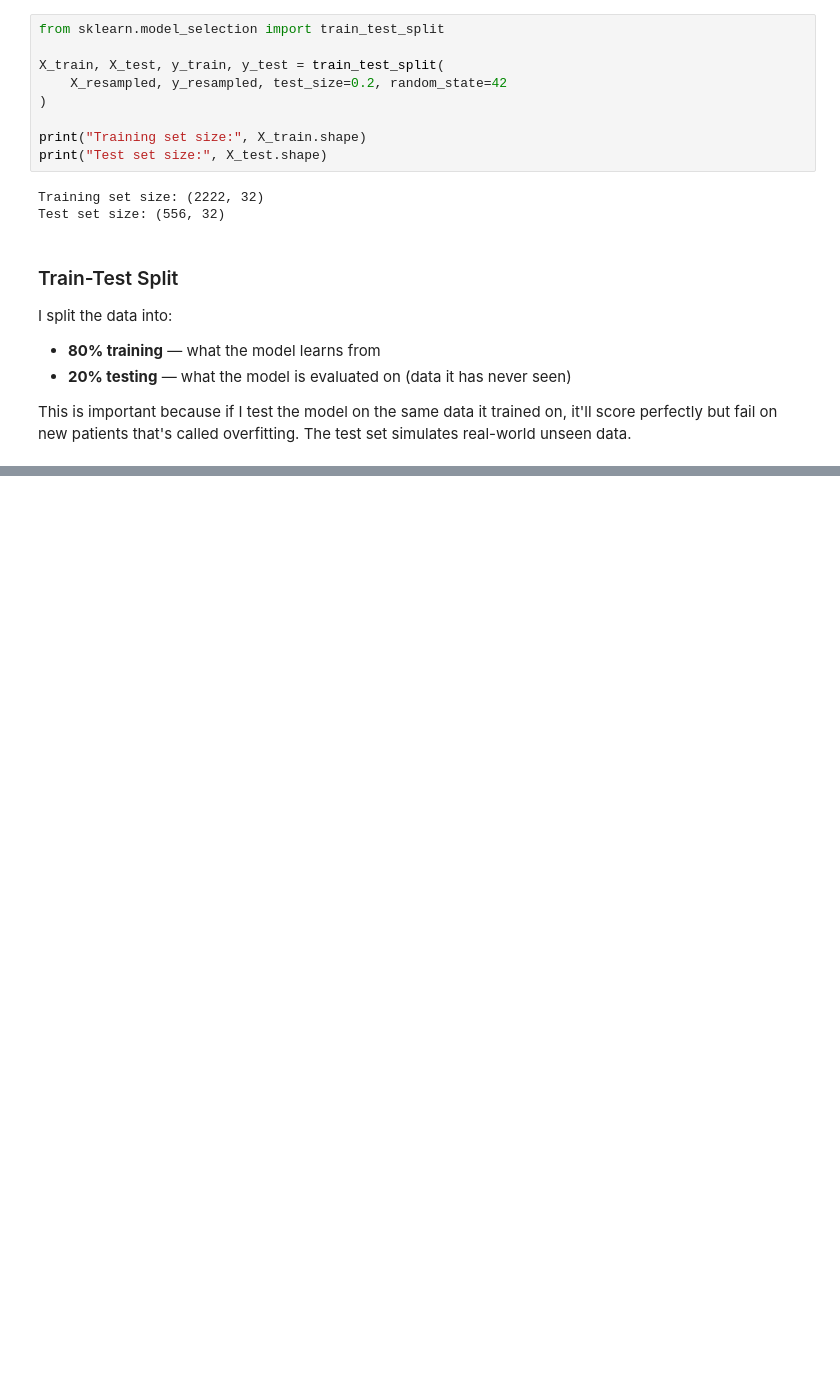
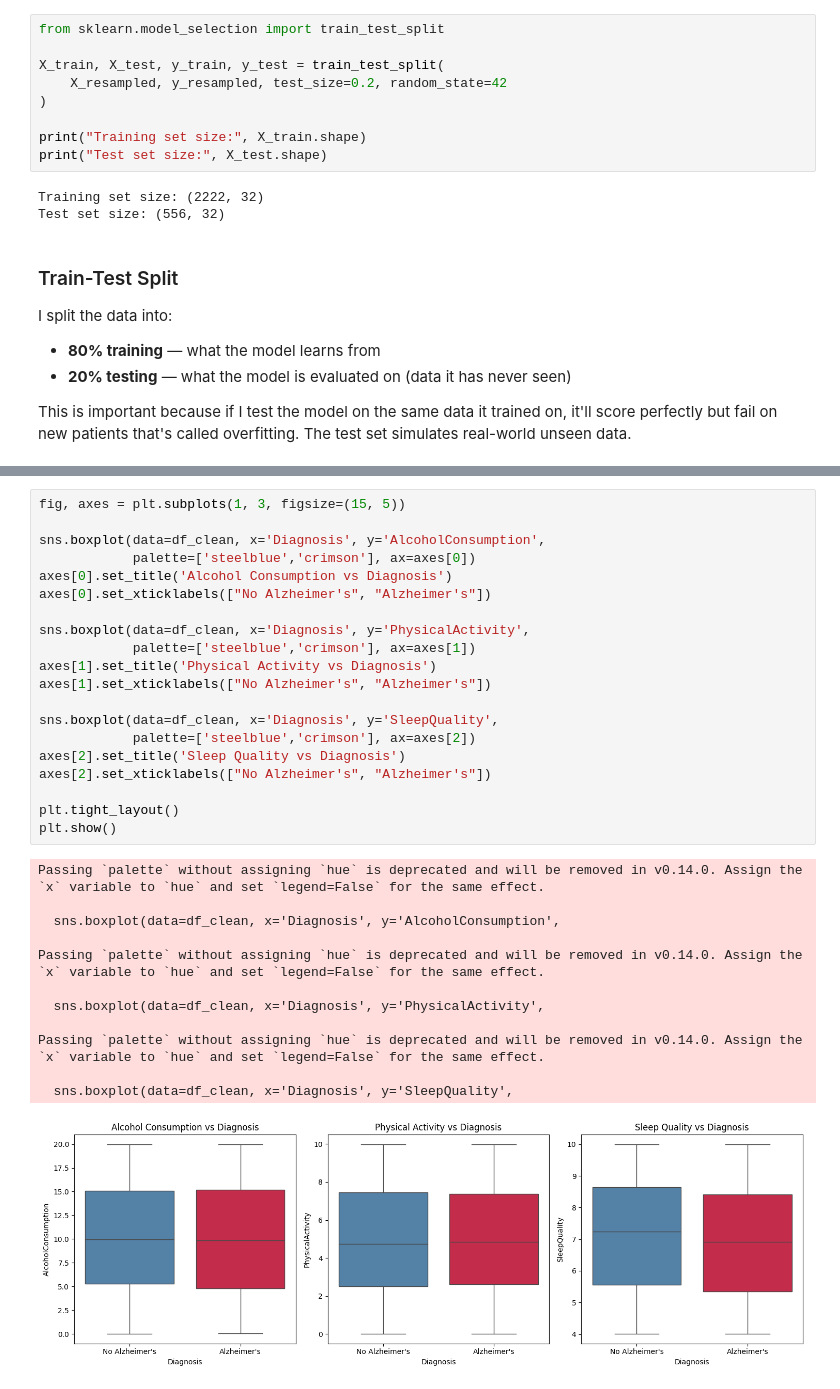
Before and after one commit to Vishaal1409/alzheimers-disease-detection, a Jupyter notebook: alzheimers_disease_detection.ipynb, the cells around one changed output, grey strips where cells are left out. Saved outputs shown, nothing was run; the diff lists cells and outputs as text; blank space fills up the shorter version.

```diff
--- a/alzheimers_disease_detection.ipynb
+++ b/alzheimers_disease_detection.ipynb
@@ -309,0 +365,33 @@ called overfitting. The test set simulates real-world unseen data.
+# %%
+fig, axes = plt.subplots(1, 3, figsize=(15, 5))
+
+sns.boxplot(data=df_clean, x='Diagnosis', y='AlcoholConsumption',
+            palette=['steelblue','crimson'], ax=axes[0])
+axes[0].set_title('Alcohol Consumption vs Diagnosis')
+axes[0].set_xticklabels(["No Alzheimer's", "Alzheimer's"])
+
+sns.boxplot(data=df_clean, x='Diagnosis', y='PhysicalActivity',
+            palette=['steelblue','crimson'], ax=axes[1])
+axes[1].set_title('Physical Activity vs Diagnosis')
+axes[1].set_xticklabels(["No Alzheimer's", "Alzheimer's"])
+
+sns.boxplot(data=df_clean, x='Diagnosis', y='SleepQuality',
+            palette=['steelblue','crimson'], ax=axes[2])
+axes[2].set_title('Sleep Quality vs Diagnosis')
+axes[2].set_xticklabels(["No Alzheimer's", "Alzheimer's"])
+
+plt.tight_layout()
+plt.show()
+# %% [output]
+Passing `palette` without assigning `hue` is deprecated and will be removed in v0.14.0. Assign the `x` variable to `hue` and set `legend=False` for the same effect.
+
+  sns.boxplot(data=df_clean, x='Diagnosis', y='AlcoholConsumption',
+
+Passing `palette` without assigning `hue` is deprecated and will be removed in v0.14.0. Assign the `x` variable to `hue` and set `legend=False` for the same effect.
+
+  sns.boxplot(data=df_clean, x='Diagnosis', y='PhysicalActivity',
+
+Passing `palette` without assigning `hue` is deprecated and will be removed in v0.14.0. Assign the `x` variable to `hue` and set `legend=False` for the same effect.
+
+  sns.boxplot(data=df_clean, x='Diagnosis', y='SleepQuality',
+[figure, added]
```
Also changed, not shown: parts of 17 cells of this notebook.
